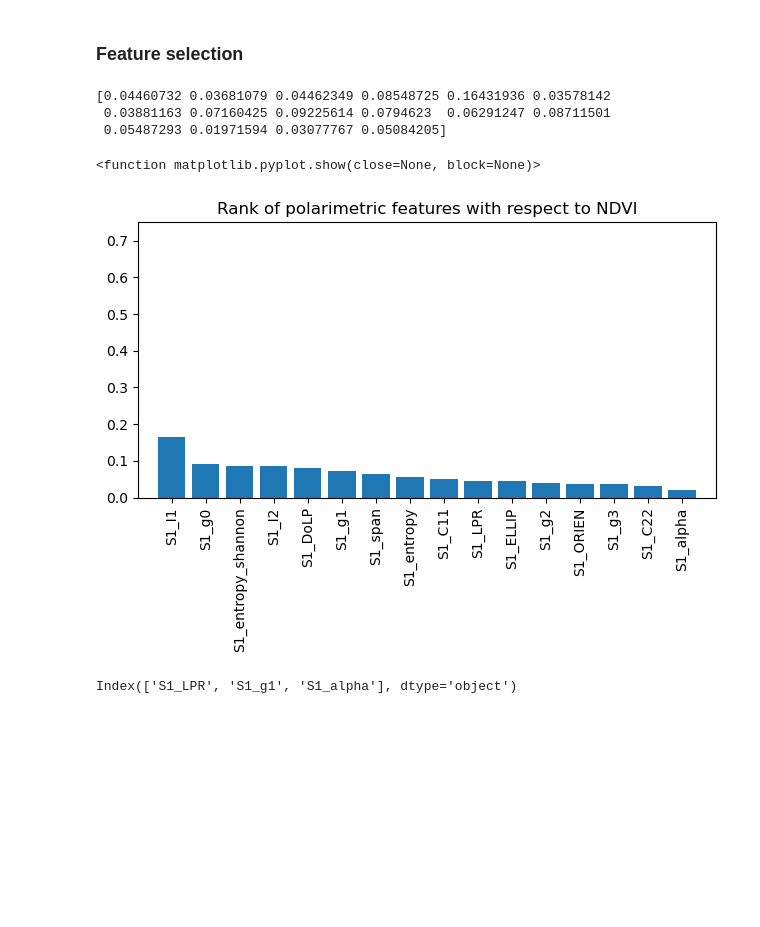
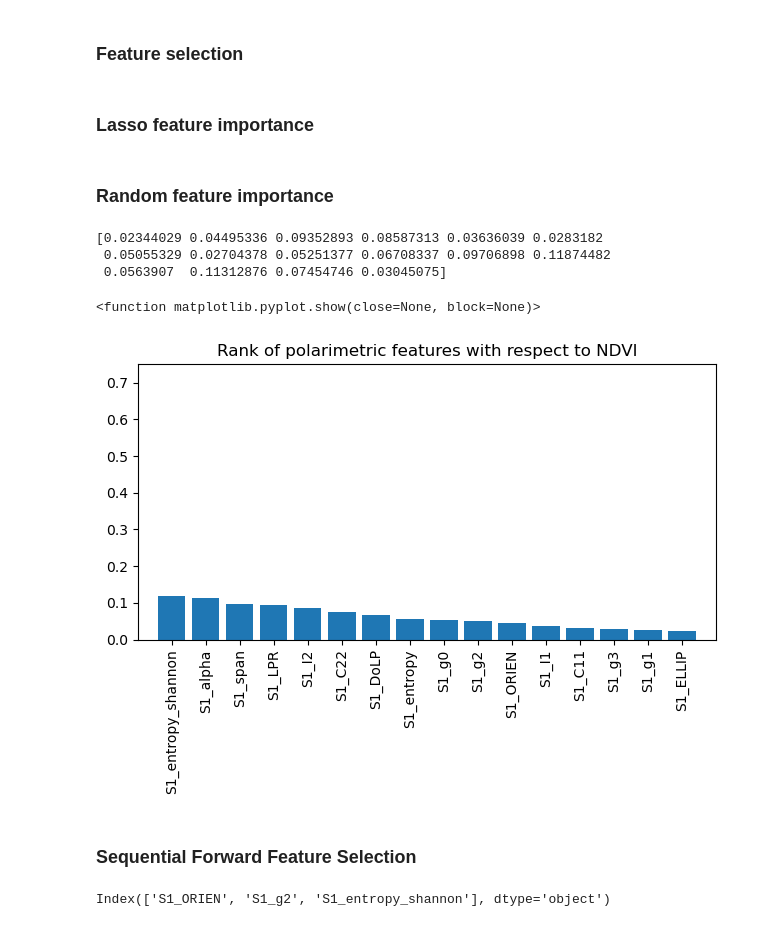
Before and after one commit to Henry-Os/Crop-monitoring-using-Sentinel-1-and-2, a Jupyter notebook: S2_VIs_cal_SAR_2023.ipynb, the cells around one changed output. Drawn from its saved outputs; the diff is of its cells as text; code cells hidden in the pictures; blank space fills up the shorter version.

Commit message:
added lasso feature importance

```diff
--- a/S2_VIs_cal_SAR_2023.ipynb
+++ b/S2_VIs_cal_SAR_2023.ipynb
@@ -178,10 +180,11 @@ for variable, ax in zip(plotting, axs.ravel()):
 ### Feature selection
 # %%
 # partition features and labels
-X= aug[['S1_ELLIP', 'S1_ORIEN', 'S1_LPR', 'S1_I2', 'S1_I1', 'S1_g3', 'S1_g2', 'S1_g1', 'S1_g0', 'S1_DoLP',
+x= train_pts[['S1_ELLIP', 'S1_ORIEN', 'S1_LPR', 'S1_I2', 'S1_I1', 'S1_g3', 'S1_g2', 'S1_g1', 'S1_g0', 'S1_DoLP',
             'S1_span', 'S1_entropy_shannon', 'S1_entropy', 'S1_alpha', 'S1_C22', 'S1_C11']]
 
-#x= StandardScaler().fit_transform(X)
-x=X
+#X= StandardScaler().fit_transform(x)
 
-y= aug['S2_NDVI']
+y= train_pts['S2_NDVI']
+# %% [markdown]
+### Lasso feature importance
@@ -188,31 +204,35 @@ y= aug['S2_NDVI']
+# %% [markdown]
+### Random feature importance
 # %%
 # initiates model
 rf= RandomForestRegressor(random_state=42)
 rf.fit(x,y)
 
 # # ranks the features using the random forest (impurity) method
 rf_importance= rf.feature_importances_
 print(rf_importance)
 
 # plots the importance of features in descending order for SAR data
 indices= np.argsort(rf_importance)[::-1]
 
 plt.figure()
 plt.title('Rank of polarimetric features with respect to NDVI')
-plt.bar(range(X.shape[1]), rf_importance[indices])
-plt.xticks(range(X.shape[1]), X.iloc[:,:].columns[indices], rotation= 90)
-plt.xlim([-1, X.shape[1]])
+plt.bar(range(x.shape[1]), rf_importance[indices])
+plt.xticks(range(x.shape[1]), x.iloc[:,:].columns[indices], rotation= 90)
+plt.xlim([-1, x.shape[1]])
 plt.ylim([0, 0.75])
 plt.tight_layout()
 plt.show
 # %% [output]
-[0.04460732 0.03681079 0.04462349 0.08548725 0.16431936 0.03578142
- 0.03881163 0.07160425 0.09225614 0.0794623  0.06291247 0.08711501
- 0.05487293 0.01971594 0.03077767 0.05084205]
+[0.02344029 0.04495336 0.09352893 0.08587313 0.03636039 0.0283182
+ 0.05055329 0.02704378 0.05251377 0.06708337 0.09706898 0.11874482
+ 0.0563907  0.11312876 0.07454746 0.03045075]
 <function matplotlib.pyplot.show(close=None, block=None)>
-[figure, old version]
+[figure, new version]
 # %%
 kf = KFold(n_splits=5, shuffle= True, random_state= 42)
+# %% [markdown]
+### Sequential Forward Feature Selection
 # %%
 # selects the best features using sequential feature selection
 SFS2 = SequentialFeatureSelector(rf,
@@ -227,9 +247,9 @@ SFS2 = SequentialFeatureSelector(rf,
 SFS2 = SFS2.fit(x, y)
 # %%
 # prints the selected features from mlxtend
-X.columns[list(SFS2.k_feature_idx_)]
+x.columns[list(SFS2.k_feature_idx_)]
 # %% [output]
-Index(['S1_LPR', 'S1_g1', 'S1_alpha'], dtype='object')
+Index(['S1_ORIEN', 'S1_g2', 'S1_entropy_shannon'], dtype='object')
 # %%
 # creates a dataframe of r2 scores from different feature combination
 metric_dict = SFS2.get_metric_dict(confidence_interval=0.95)
```
Also changed, not shown: parts of 12 cells of this notebook.
